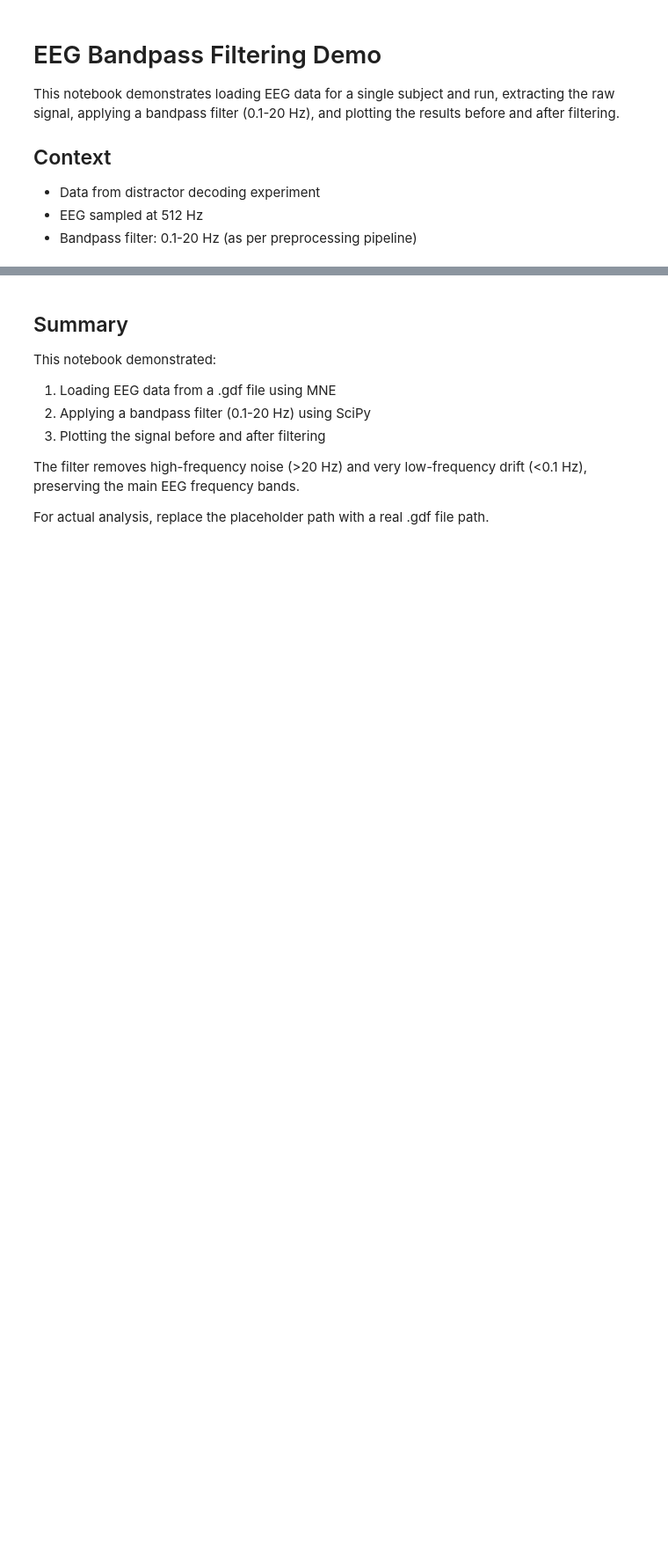
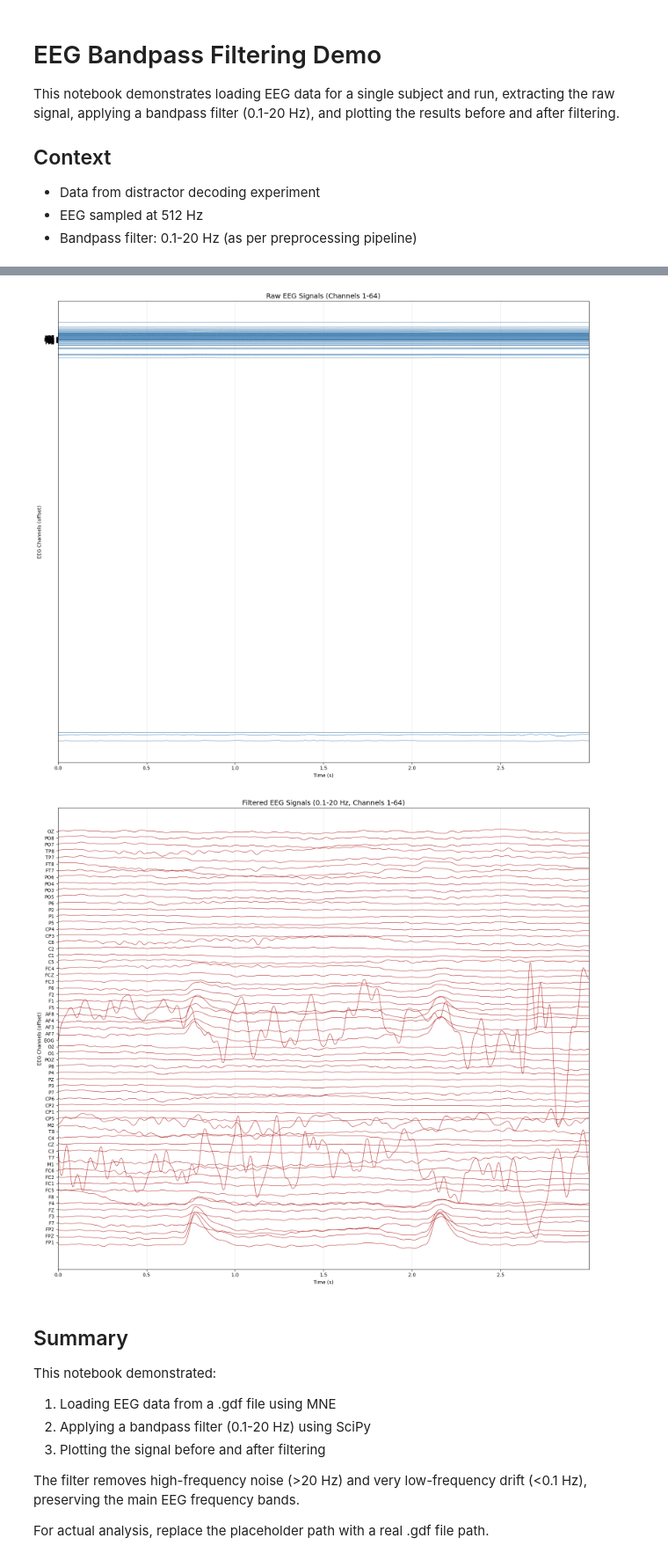
Before and after one commit to anamelnich/bci-posthoc-analysis, a Jupyter notebook: notebooks/eeg_filtering_demo.ipynb, the cells around one changed output, grey strips where cells are left out. Shown at 88% size. Drawn from its saved outputs; the diff is of its cells as text; code cells hidden in the pictures; blank space fills up the shorter version.

```diff
--- a/notebooks/eeg_filtering_demo.ipynb
+++ b/notebooks/eeg_filtering_demo.ipynb
@@ -109,42 +112,37 @@ print("Filtering applied successfully")
 # %%
 # Plot raw and filtered EEG separately with vertical offsets so channels remain legible.
-window_start_sec = 30.0
-window_duration_sec = 3.0
-start_sample = int(window_start_sec * sfreq)
-stop_sample = int((window_start_sec + window_duration_sec) * sfreq)
-if stop_sample > raw_eeg_data.shape[0]:
-    raise ValueError(
-        f"Requested window ends at {window_start_sec + window_duration_sec:.1f} s, but the recording is only {raw_eeg_data.shape[0] / sfreq:.1f} s long."
-    )
-time_window = slice(start_sample, stop_sample)
-t = np.arange(start_sample, stop_sample) / sfreq
+time_window = slice(int(30 * sfreq), int(33 * sfreq))  # 3 seconds starting at 30 seconds
+t = np.arange(time_window.start, time_window.stop) / sfreq
 
 def plot_stacked_eeg(data, time_vector, channel_names, title, color):
     windowed_data = data[time_window, :]
     signal_range = np.percentile(windowed_data, 95, axis=0) - np.percentile(windowed_data, 5, axis=0)
     offset_step = np.nanmedian(signal_range) * 1.5
     if not np.isfinite(offset_step) or offset_step == 0:
         offset_step = 1.0
 
     offsets = np.arange(windowed_data.shape[1]) * offset_step
     fig_height = max(12, 0.22 * len(channel_names))
     fig, ax = plt.subplots(figsize=(16, fig_height))
 
     for ch_idx, ch_name in enumerate(channel_names):
         ax.plot(time_vector, windowed_data[:, ch_idx] + offsets[ch_idx], color=color, linewidth=0.8)
 
     ax.set_title(title, fontsize=14)
     ax.set_xlabel('Time (s)')
     ax.set_ylabel('EEG Channels (offset)')
     ax.set_yticks(offsets)
     ax.set_yticklabels(channel_names)
     ax.grid(True, axis='x', alpha=0.3)
     ax.set_xlim(time_vector[0], time_vector[-1])
     plt.tight_layout()
     plt.show()
 
-plot_stacked_eeg(raw_eeg_data, t, eeg_channel_names, 'Raw EEG Signals (Channels 1-64, 30-33 s)', 'steelblue')
-plot_stacked_eeg(filtered_data, t, eeg_channel_names, 'Filtered EEG Signals (0.1-20 Hz, Channels 1-64, 30-33 s)', 'firebrick')
+plot_stacked_eeg(raw_eeg_data, t, eeg_channel_names, 'Raw EEG Signals (Channels 1-64)', 'steelblue')
+plot_stacked_eeg(filtered_data, t, eeg_channel_names, 'Filtered EEG Signals (0.1-20 Hz, Channels 1-64)', 'firebrick')
+# %% [output]
+[figure, added]
+[figure, added]
 # %% [markdown]
 ## Summary
 
```
Also changed, not shown: parts of 2 cells of this notebook, 18 other files.
